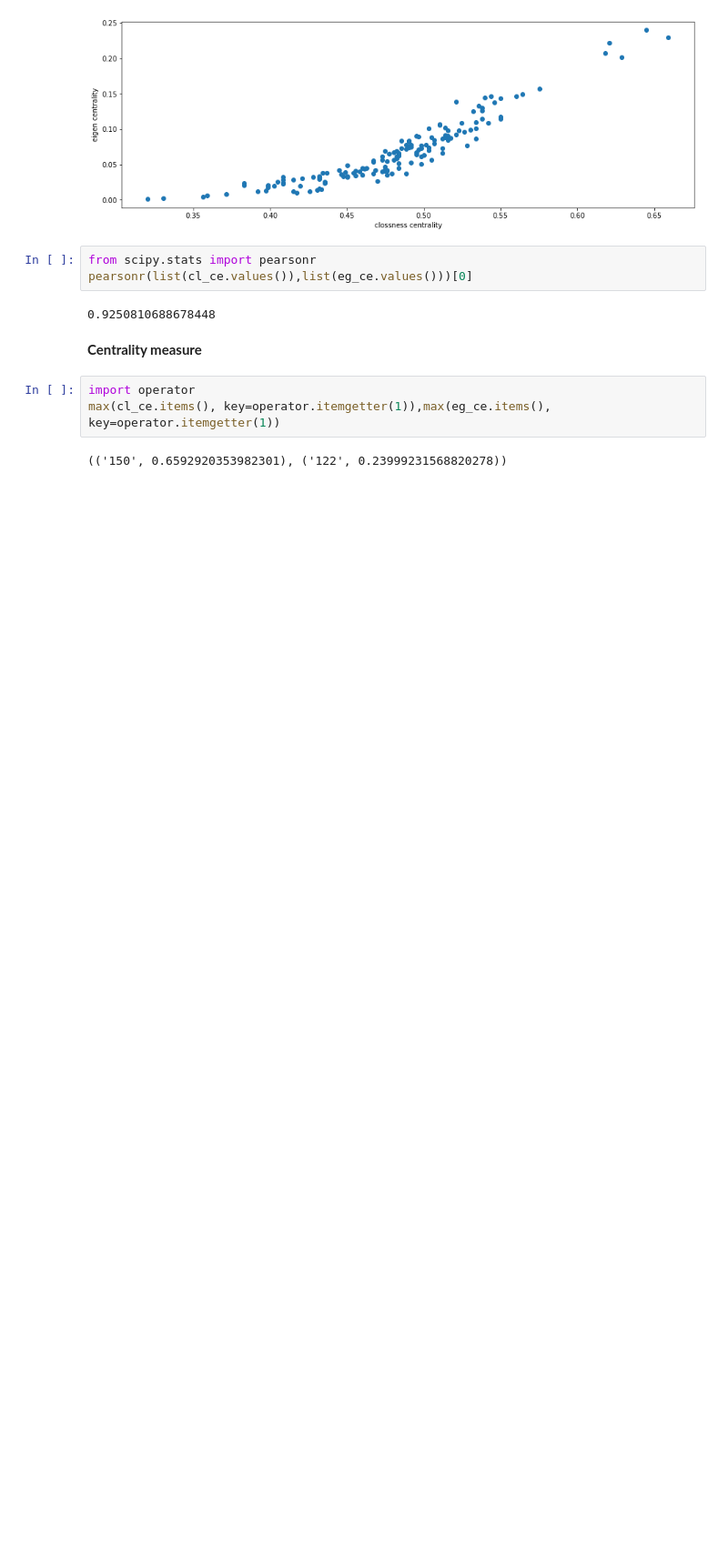
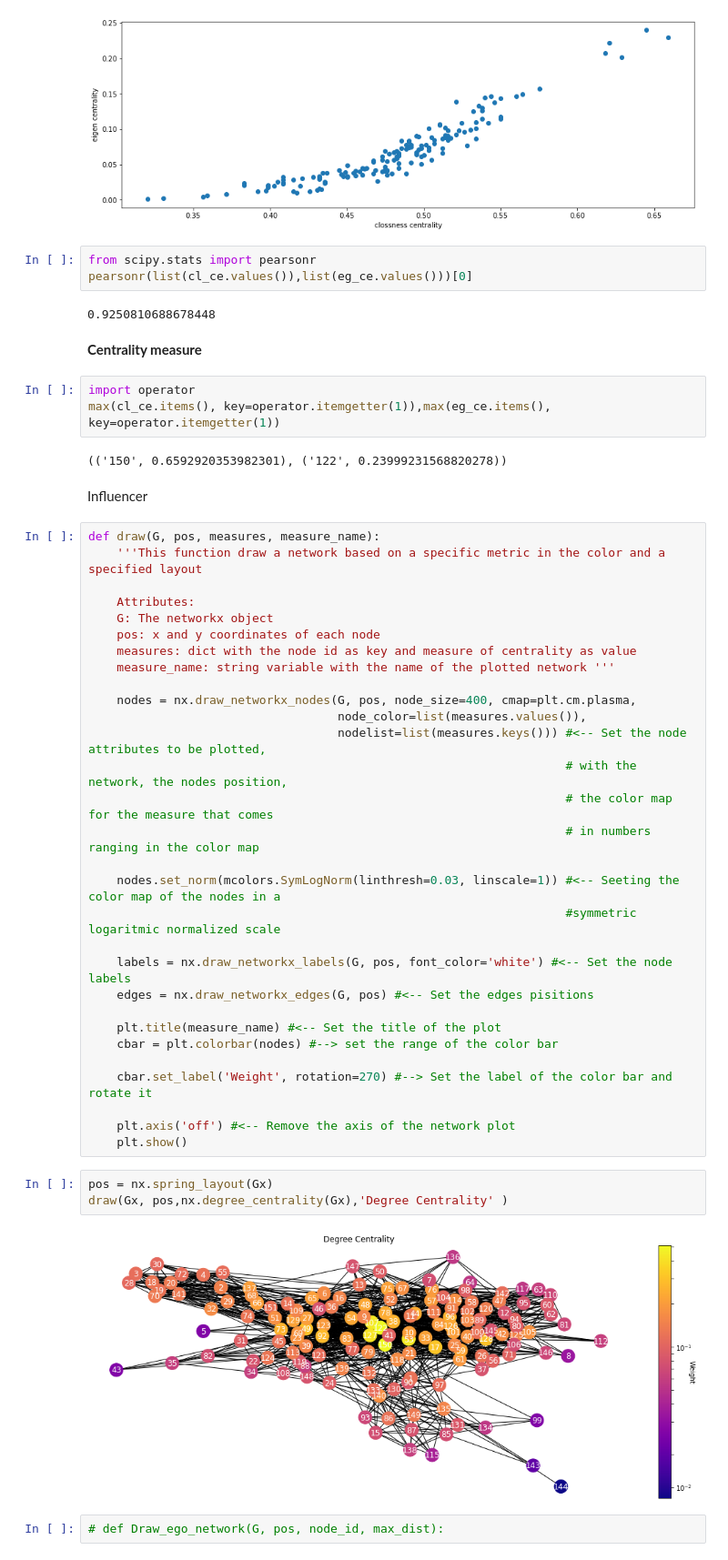
Before and after one commit to Elangoraj/Social-network-analysis, a Jupyter notebook: Networks.ipynb, the cells around one changed output. Shown: that part at 91% size. Drawn from its saved outputs; the diff is of its cells as text; blank space fills up the shorter version.

```diff
--- a/Networks.ipynb
+++ b/Networks.ipynb
@@ -170,3 +239,42 @@ import operator
 max(cl_ce.items(), key=operator.itemgetter(1)),max(eg_ce.items(), key=operator.itemgetter(1))
 # %% [output]
 (('150', 0.6592920353982301), ('122', 0.23999231568820278))
+# %% [markdown]
+Influencer
+# %%
+def draw(G, pos, measures, measure_name):
+    '''This function draw a network based on a specific metric in the color and a specified layout
+
+    Attributes:
+    G: The networkx object
+    pos: x and y coordinates of each node
+    measures: dict with the node id as key and measure of centrality as value
+    measure_name: string variable with the name of the plotted network '''
+
+    nodes = nx.draw_networkx_nodes(G, pos, node_size=400, cmap=plt.cm.plasma,
+                                   node_color=list(measures.values()),
+                                   nodelist=list(measures.keys())) #<-- Set the node attributes to be plotted,
+                                                                   # with the network, the nodes position,
+                                                                   # the color map for the measure that comes
+                                                                   # in numbers ranging in the color map
+
+    nodes.set_norm(mcolors.SymLogNorm(linthresh=0.03, linscale=1)) #<-- Seeting the color map of the nodes in a
+                                                                   #symmetric logaritmic normalized scale
+
+    labels = nx.draw_networkx_labels(G, pos, font_color='white') #<-- Set the node labels
+    edges = nx.draw_networkx_edges(G, pos) #<-- Set the edges pisitions
+
+    plt.title(measure_name) #<-- Set the title of the plot
+    cbar = plt.colorbar(nodes) #--> set the range of the color bar
+
+    cbar.set_label('Weight', rotation=270) #--> Set the label of the color bar and rotate it
+
+    plt.axis('off') #<-- Remove the axis of the network plot
+    plt.show()
+# %%
+pos = nx.spring_layout(Gx)
+draw(Gx, pos,nx.degree_centrality(Gx),'Degree Centrality' )
+# %% [output]
+[figure, added]
+# %%
+# def Draw_ego_network(G, pos, node_id, max_dist):
```
Also changed, not shown: parts of 12 cells of this notebook.
